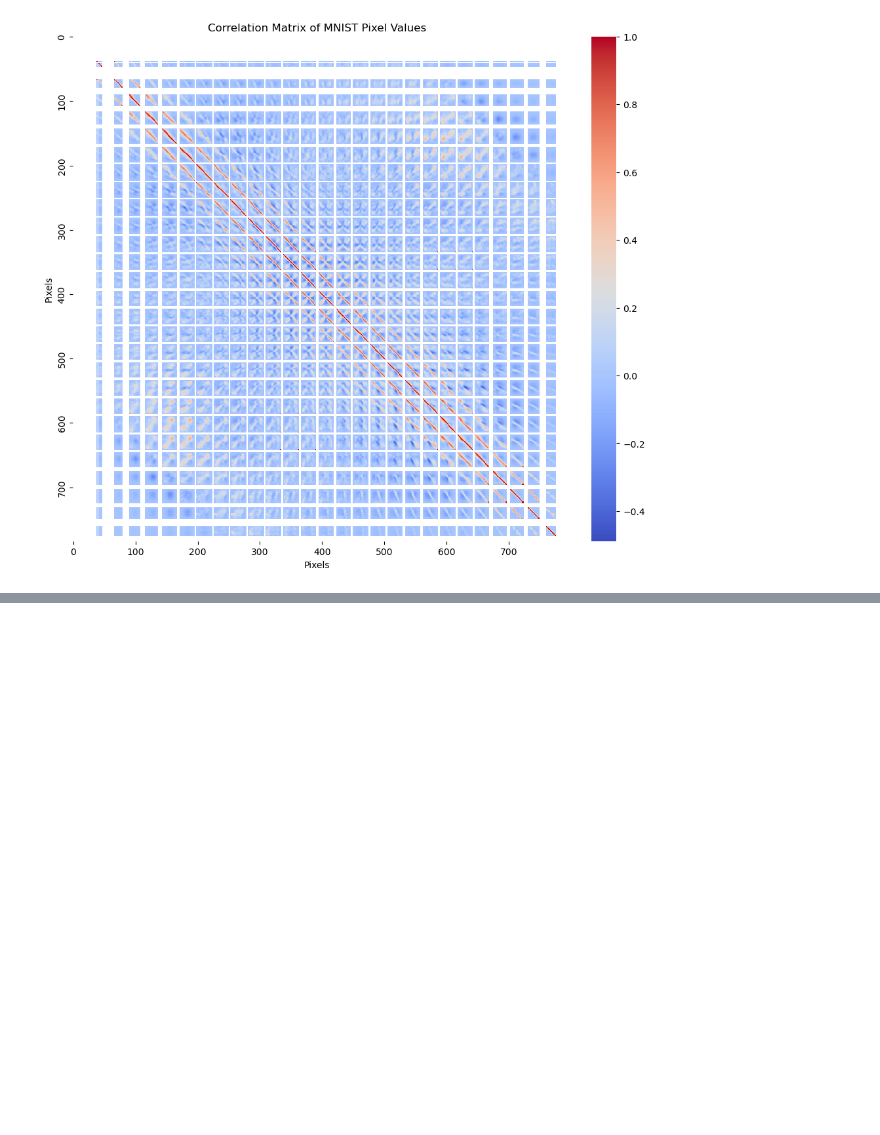
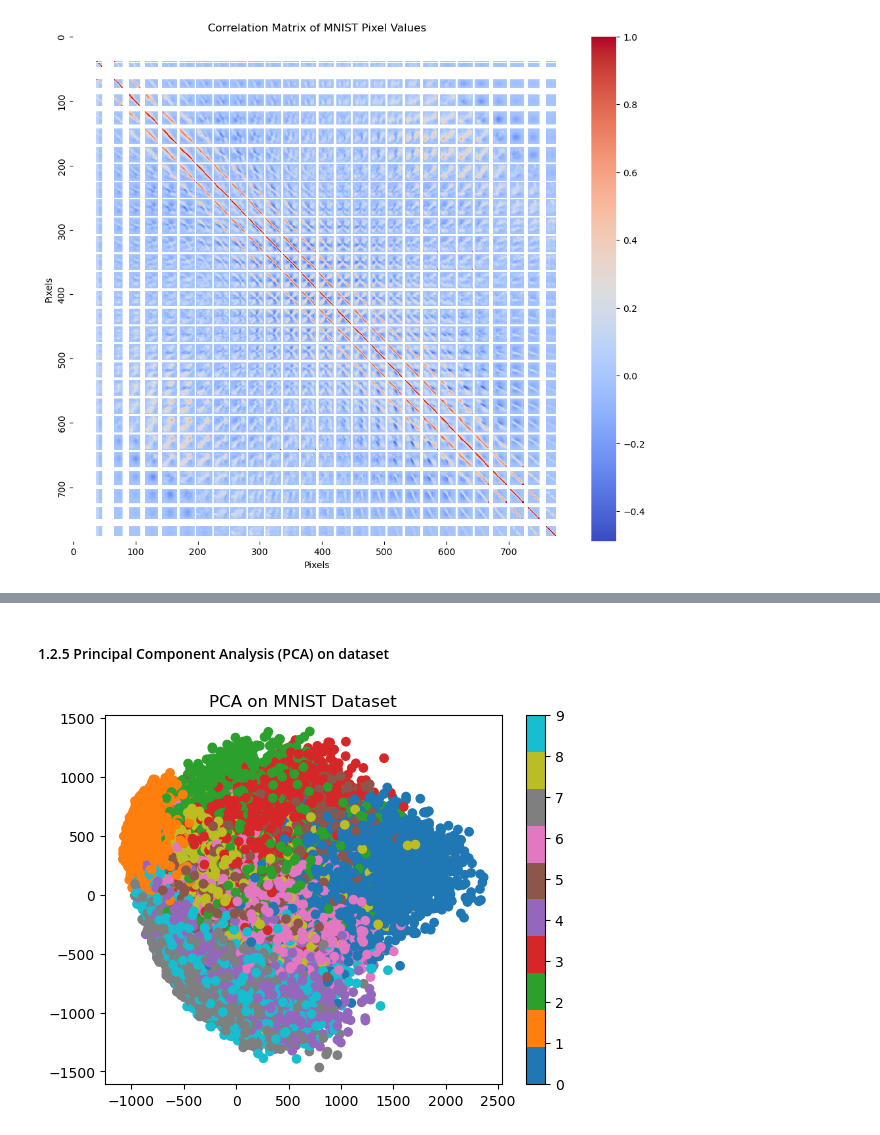
Before and after one commit to Team-Synapse-UoM/Custom-CNN-ImageClassification, a Jupyter notebook: data.ipynb, the cells around one changed output, grey strips where cells are left out. Cells and saved outputs as stored; diff of their text form; code cells hidden in the pictures; blank space fills up the shorter version.

```diff
--- a/data.ipynb
+++ b/data.ipynb
@@ -107,0 +167,16 @@ Image Shape: torch.Size([1, 28, 28])
+# %% [markdown]
+#### 1.2.5 Principal Component Analysis (PCA) on dataset
+# %%
+# Flatten the images for PCA
+data = train_dataset.data.view(-1, 28*28).numpy()
+labels = train_dataset.targets.numpy()
+
+pca = PCA(n_components=2)
+reduced_data = pca.fit_transform(data)
+
+plt.scatter(reduced_data[:, 0], reduced_data[:, 1], c=labels, cmap='tab10')
+plt.colorbar()
+plt.title('PCA on MNIST Dataset')
+plt.show()
+# %% [output]
+[figure, added]
```
Also changed, not shown: parts of 11 cells of this notebook.
